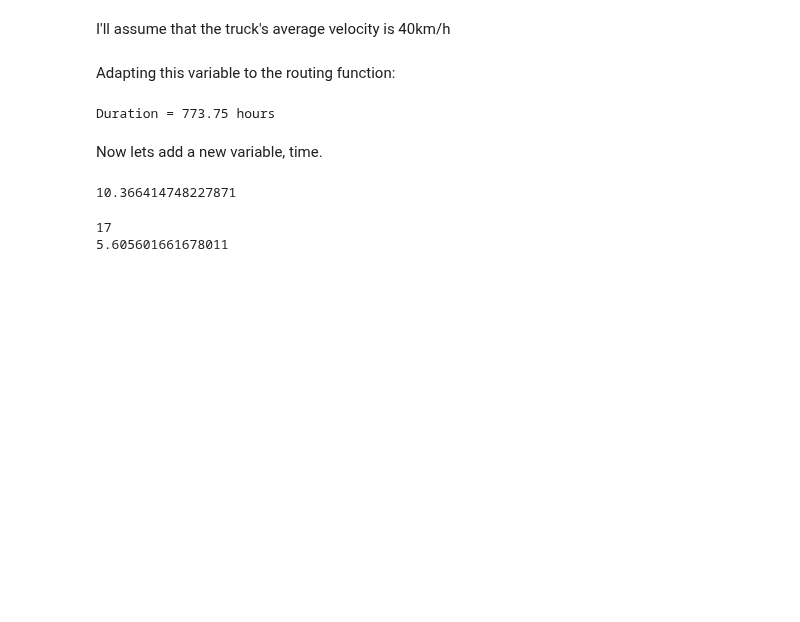
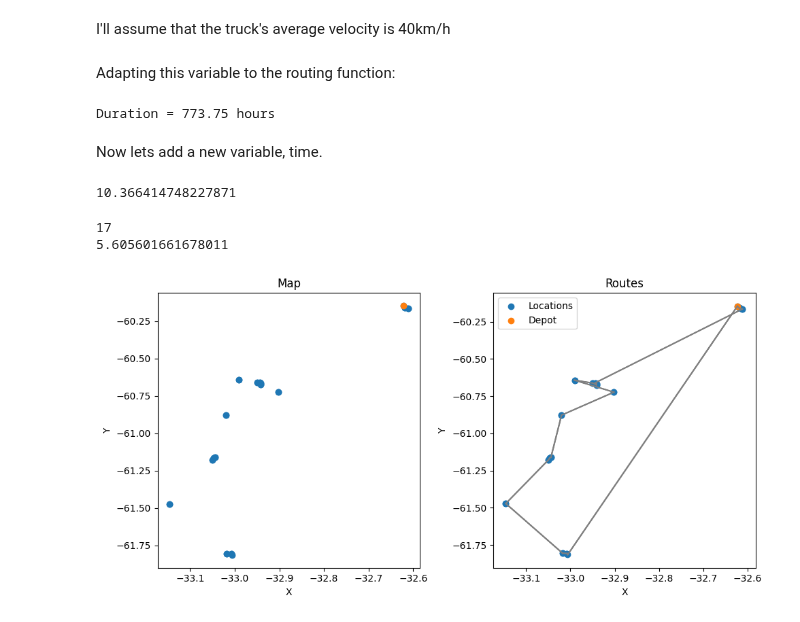
Before and after one commit to arielbakal/vehicle_routing_problem, a Jupyter notebook: vehicle_routing.ipynb, the cells around one changed output. Cells and saved outputs as stored; diff of their text form; code cells hidden in the pictures; blank space fills up the shorter version.

Commit message:
new map_georoutes() and testing

```diff
--- a/vehicle_routing.ipynb
+++ b/vehicle_routing.ipynb
@@ -291,3 +291,37 @@ print(duration)
 # %% [output]
 17
 5.605601661678011
+# %%
+def map_georoutes(routes):
+
+  routes = [[location[1:] for location in route] for route in routes] # remove id
+  routes = [[(float(lat), float(long)) for lat, long in route] for route in routes] # transform strings to floats
+
+  fig, axs = plt.subplots(1, 2, figsize=(10, 5))
+
+  x_coords = [point[0] for route in routes for point in route]
+  y_coords = [point[1] for route in routes for point in route]
+
+  for route in routes:
+      axs[1].arrow(route[0][0], route[0][1], route[1][0] - route[0][0], route[1][1] - route[0][1], color='gray')
+      axs[1].plot([route[0][0], route[1][0]], [route[0][1], route[1][1]], color='gray')
+
+  axs[1].scatter(x_coords[:-2], y_coords[:-2], label='Locations')
+  axs[1].scatter(x_coords[-2:][1], y_coords[-2:][1], label='Depot')
+  axs[1].set_xlabel('X')
+  axs[1].set_ylabel('Y')
+  axs[1].set_title('Routes')
+
+  axs[0].scatter(x_coords[:-2], y_coords[:-2], label='Locations')
+  axs[0].scatter(x_coords[-2:][1], y_coords[-2:][1], label='Depot')
+  axs[0].set_xlabel('X')
+  axs[0].set_ylabel('Y')
+  axs[0].set_title('Map')
+
+  plt.tight_layout()
+  plt.legend()
+  plt.show()
+# %%
+map_georoutes( routes )
+# %% [output]
+[figure, added]
```
